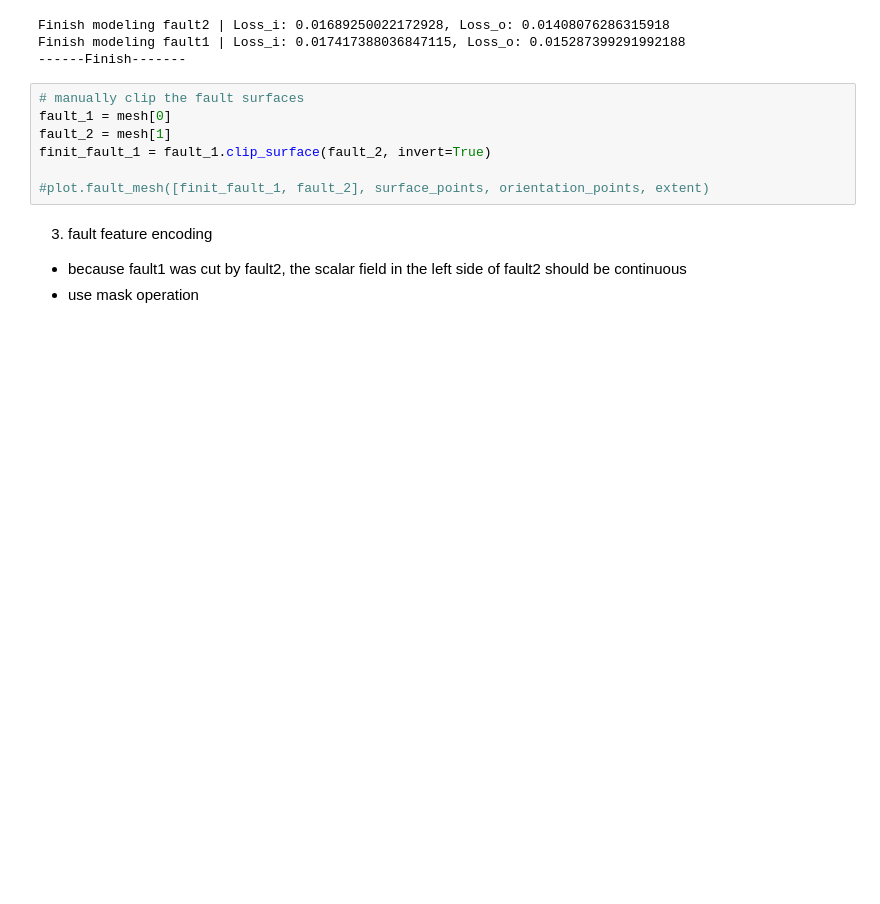
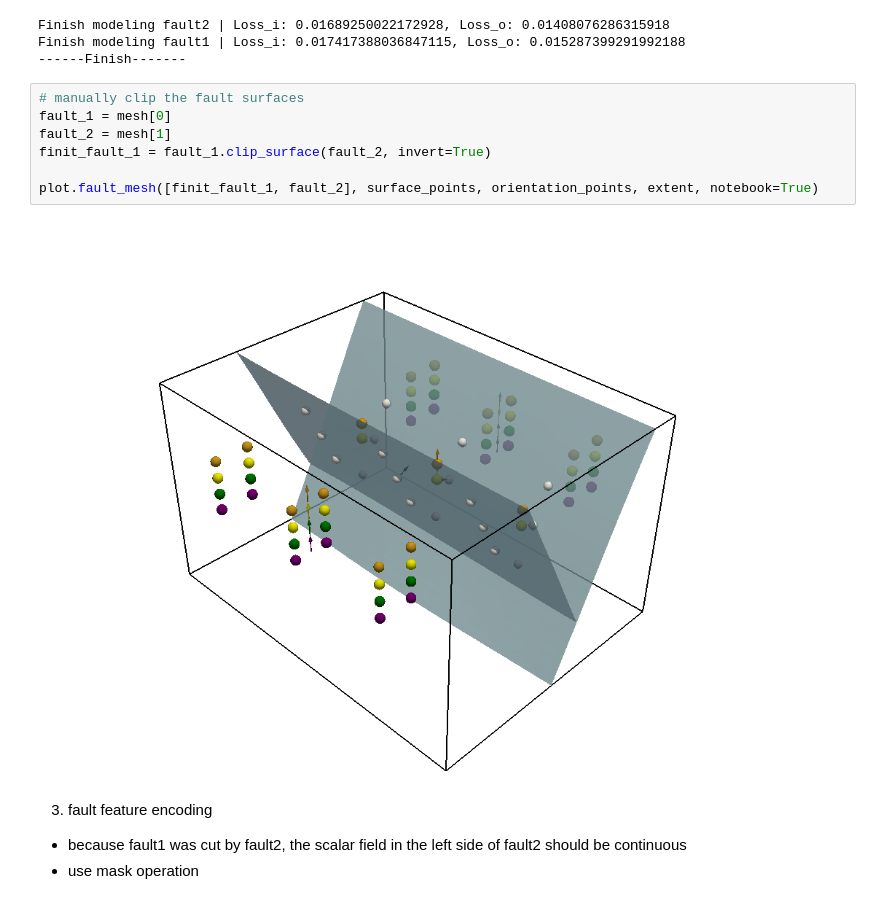
Before and after one commit to Keven-Gao/fault-in-NNG, a Jupyter notebook: case1.ipynb, the cells around one changed output. Saved outputs shown, nothing was run; the diff lists cells and outputs as text; blank space fills up the shorter version.

```diff
--- a/case1.ipynb
+++ b/case1.ipynb
@@ -68,10 +102,12 @@ Finish modeling fault1 | Loss_i: 0.017417388036847115, Loss_o: 0.015287399291992
 # %%
 # manually clip the fault surfaces
 fault_1 = mesh[0]
 fault_2 = mesh[1]
 finit_fault_1 = fault_1.clip_surface(fault_2, invert=True)
 
-#plot.fault_mesh([finit_fault_1, fault_2], surface_points, orientation_points, extent)
+plot.fault_mesh([finit_fault_1, fault_2], surface_points, orientation_points, extent, notebook=True)
+# %% [output]
+[figure, added]
 # %% [markdown]
 3. fault feature encoding
 * because fault1 was cut by fault2, the scalar field in the left side of fault2 should be continuous
```
Also changed, not shown: parts of 7 cells of this notebook, 6 other files.
